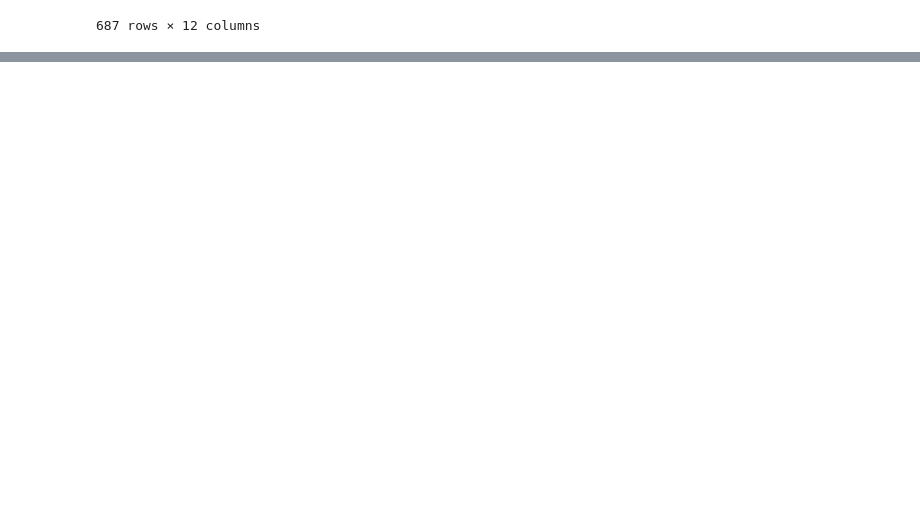
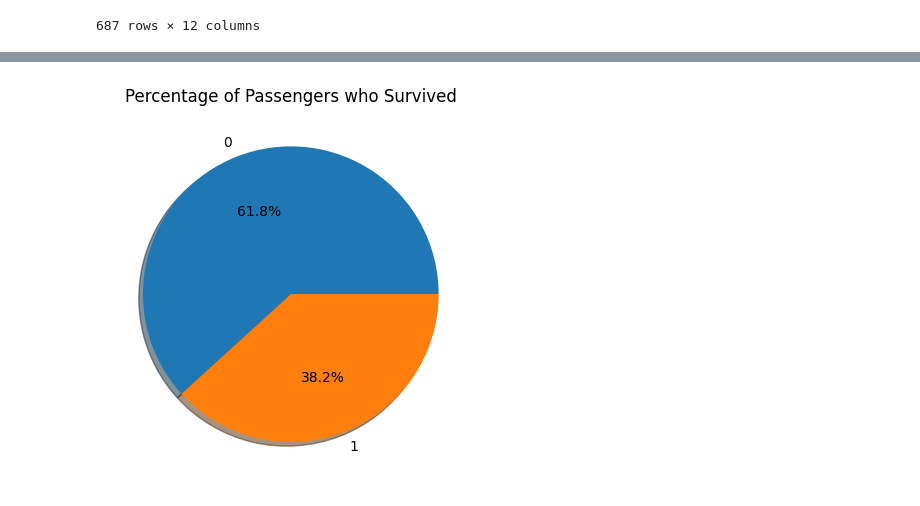
Before and after one commit to RabiatS/titanic_survivers_ml, a Jupyter notebook: Titanic_ML.ipynb, the cells around one changed output, grey strips where cells are left out. Cells and saved outputs as stored; diff of their text form; code cells hidden in the pictures; blank space fills up the shorter version.

```diff
--- a/Titanic_ML.ipynb
+++ b/Titanic_ML.ipynb
@@ -102,0 +337,7 @@ trainset[trainset["Cabin"].isna()]
+# %%
+# Plot the pie chart
+plt.pie(trainset['Survived'].value_counts(), labels=trainset['Survived'].unique(), autopct="%1.1f%%", shadow ="True")
+plt.title("Percentage of Passengers who Survived")
+plt.show()
+# %% [output]
+[figure, added]
```
Also changed, not shown: parts of 29 cells of this notebook.
